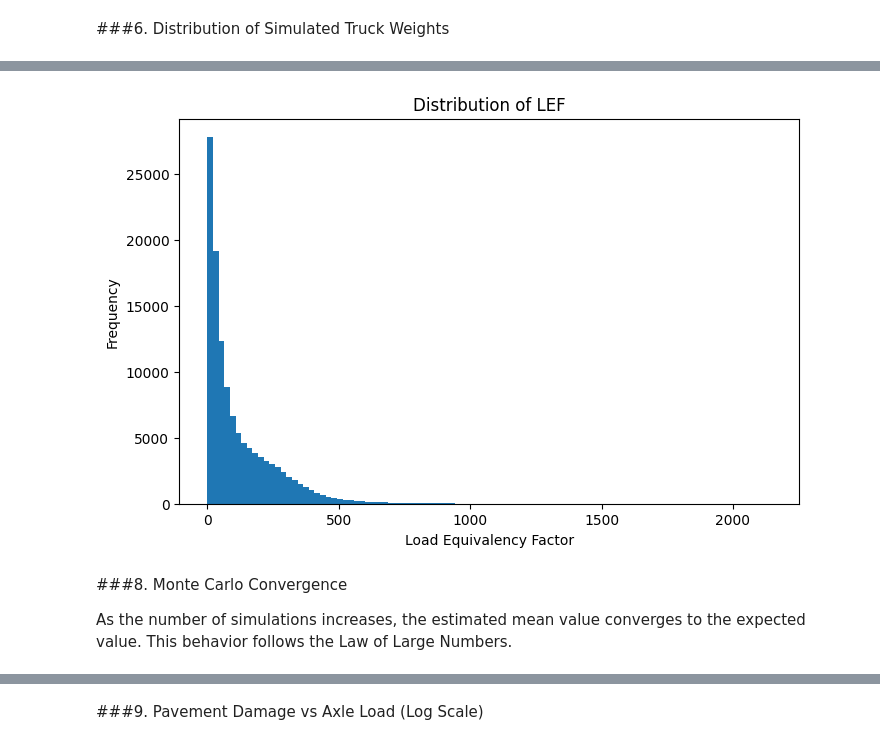
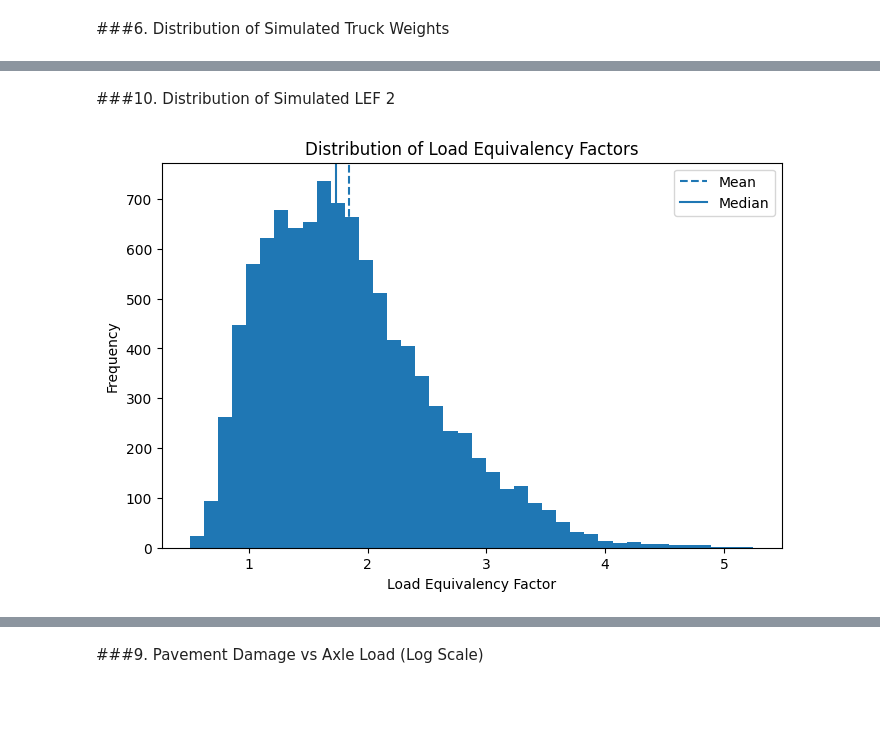
Before and after one commit to borisyotsov/traffic-load-equivalency-model, a Jupyter notebook: notebooks/Final_Project.ipynb, the cells around one changed output, grey strips where cells are left out. Drawn from its saved outputs; the diff is of its cells as text; code cells hidden in the pictures; blank space fills up the shorter version.

Commit message:
Distribution of Simulated LEF 1 and 2, Monte Carlo Simulation 2 and 3

```diff
--- a/notebooks/Final_Project.ipynb
+++ b/notebooks/Final_Project.ipynb
@@ -248,9 +248,6 @@ for _ in range(num_simulations):
             gw = np.random.normal(mu2, sigma2)
 
         simulated_weights.append(gw)
-
-        lef = (gw / standard_axle_load) ** 4
-        simulated_lef.append(lef)
 # %% [markdown]
 ###6. Distribution of Simulated Truck Weights
 # %%
@@ -270,16 +317,52 @@ plt.show()
+# %%
+n_simulations = 10000
+
+simulated_lef = []
+
+for i in range(n_simulations):
+
+    vehicle = Axle_weights.sample(1)
+
+    lef = 0
+
+    for axle in axle_columns:
+
+        load = vehicle[axle].values[0]
+
+        if load > 0:
+
+            simulated_load = np.random.normal(load, load*0.1)
+
+            lef += (simulated_load / 100) ** 4
+
+    simulated_lef.append(lef)
+
+simulated_lef = np.array(simulated_lef)
+
+mean_lef = np.mean(simulated_lef)
+
+median_lef = np.median(simulated_lef)
+
+std_lef = np.std(simulated_lef)
+# %% [markdown]
+###10. Distribution of Simulated LEF 2
 # %%
 plt.figure(figsize=(8,5))
 
-plt.hist(simulated_lef, bins=100)
+plt.hist(simulated_lef, bins=40)
+
+plt.axvline(mean_lef, linestyle='dashed', label="Mean")
+
+plt.axvline(median_lef, linestyle='solid', label="Median")
 
 plt.xlabel("Load Equivalency Factor")
+
 plt.ylabel("Frequency")
-plt.title("Distribution of LEF")
+
+plt.title("Distribution of Load Equivalency Factors")
+
+plt.legend()
 
 plt.show()
 # %% [output]
-[figure, old version]
+[figure, new version]
-# %% [markdown]
-###8. Monte Carlo Convergence
-
-As the number of simulations increases, the estimated mean value converges to the expected value. This behavior follows the Law of Large Numbers.
```
Also changed, not shown: parts of 15 cells of this notebook.
